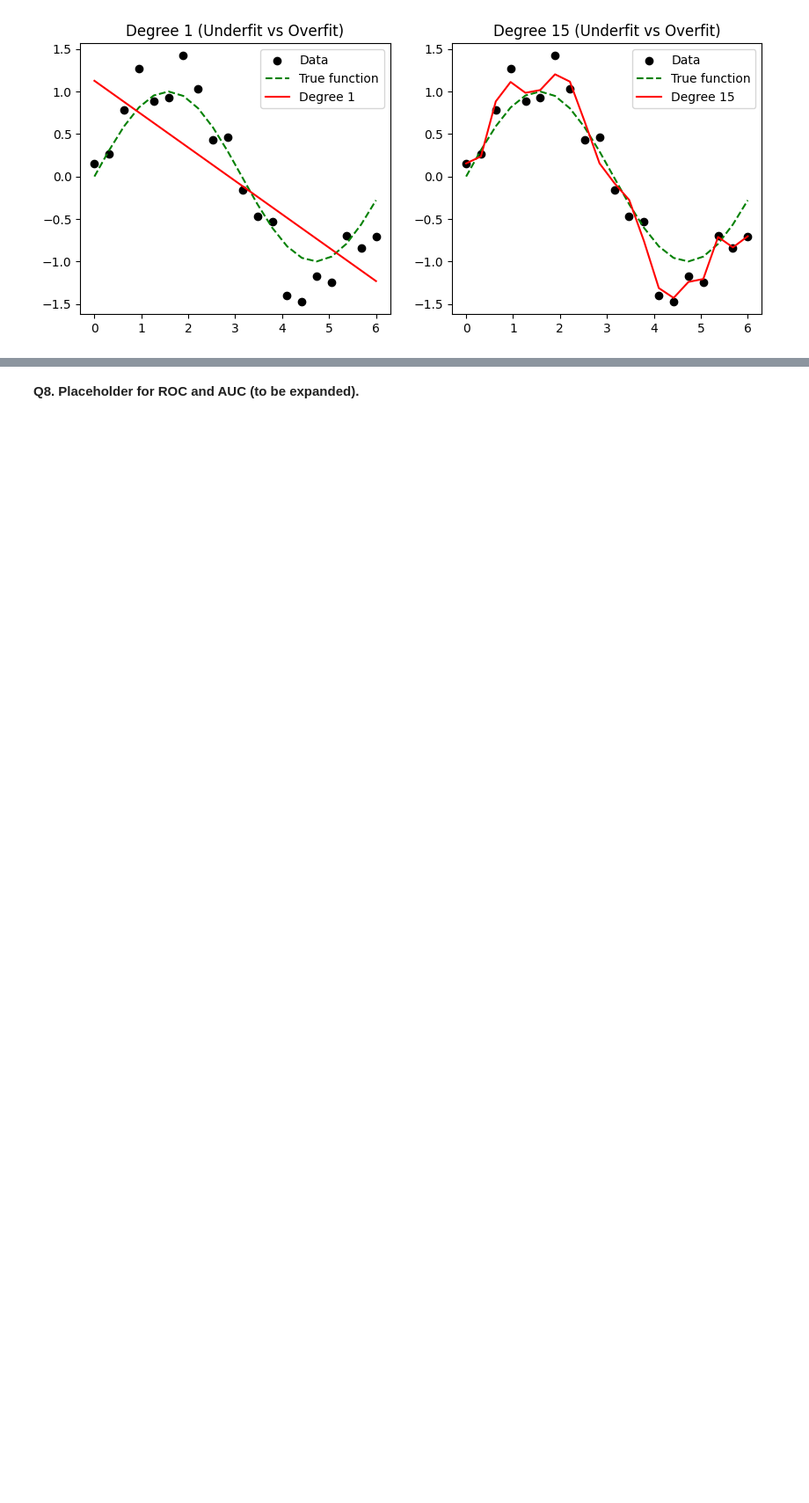
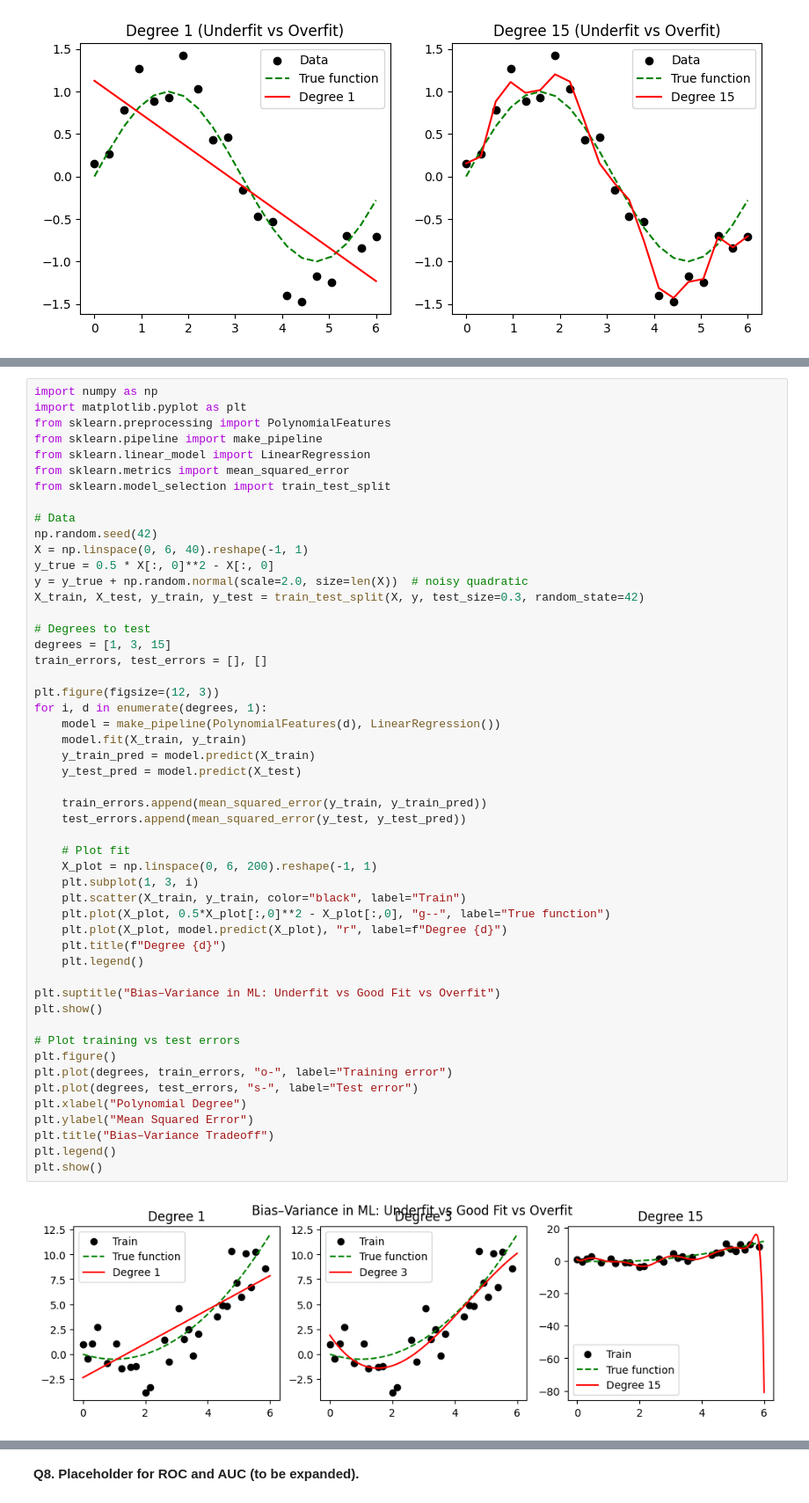
Before and after one commit to cbalkig/ML_QA_and_Practices, a Jupyter notebook: 2_ml_fundamentals.ipynb, the cells around one changed output, grey strips where cells are left out. Shown at 88% size. Cells and saved outputs as stored; diff of their text form; blank space fills up the shorter version.

```diff
--- a/2_ml_fundamentals.ipynb
+++ b/2_ml_fundamentals.ipynb
@@ -247,0 +715,53 @@ plt.show()
+# %%
+import numpy as np
+import matplotlib.pyplot as plt
+from sklearn.preprocessing import PolynomialFeatures
+from sklearn.pipeline import make_pipeline
+from sklearn.linear_model import LinearRegression
+from sklearn.metrics import mean_squared_error
+from sklearn.model_selection import train_test_split
+
+# Data
+np.random.seed(42)
+X = np.linspace(0, 6, 40).reshape(-1, 1)
+y_true = 0.5 * X[:, 0]**2 - X[:, 0]
+y = y_true + np.random.normal(scale=2.0, size=len(X))  # noisy quadratic
+X_train, X_test, y_train, y_test = train_test_split(X, y, test_size=0.3, random_state=42)
+
+# Degrees to test
+degrees = [1, 3, 15]
+train_errors, test_errors = [], []
+
+plt.figure(figsize=(12, 3))
+for i, d in enumerate(degrees, 1):
+    model = make_pipeline(PolynomialFeatures(d), LinearRegression())
+    model.fit(X_train, y_train)
+    y_train_pred = model.predict(X_train)
+    y_test_pred = model.predict(X_test)
+
+    train_errors.append(mean_squared_error(y_train, y_train_pred))
+    test_errors.append(mean_squared_error(y_test, y_test_pred))
+
+    # Plot fit
+    X_plot = np.linspace(0, 6, 200).reshape(-1, 1)
+    plt.subplot(1, 3, i)
+    plt.scatter(X_train, y_train, color="black", label="Train")
+    plt.plot(X_plot, 0.5*X_plot[:,0]**2 - X_plot[:,0], "g--", label="True function")
+    plt.plot(X_plot, model.predict(X_plot), "r", label=f"Degree {d}")
+    plt.title(f"Degree {d}")
+    plt.legend()
+
+plt.suptitle("Bias–Variance in ML: Underfit vs Good Fit vs Overfit")
+plt.show()
+
+# Plot training vs test errors
+plt.figure()
+plt.plot(degrees, train_errors, "o-", label="Training error")
+plt.plot(degrees, test_errors, "s-", label="Test error")
+plt.xlabel("Polynomial Degree")
+plt.ylabel("Mean Squared Error")
+plt.title("Bias–Variance Tradeoff")
+plt.legend()
+plt.show()
+# %% [output]
+[figure, added]
```
Also changed, not shown: parts of 10 cells of this notebook.
